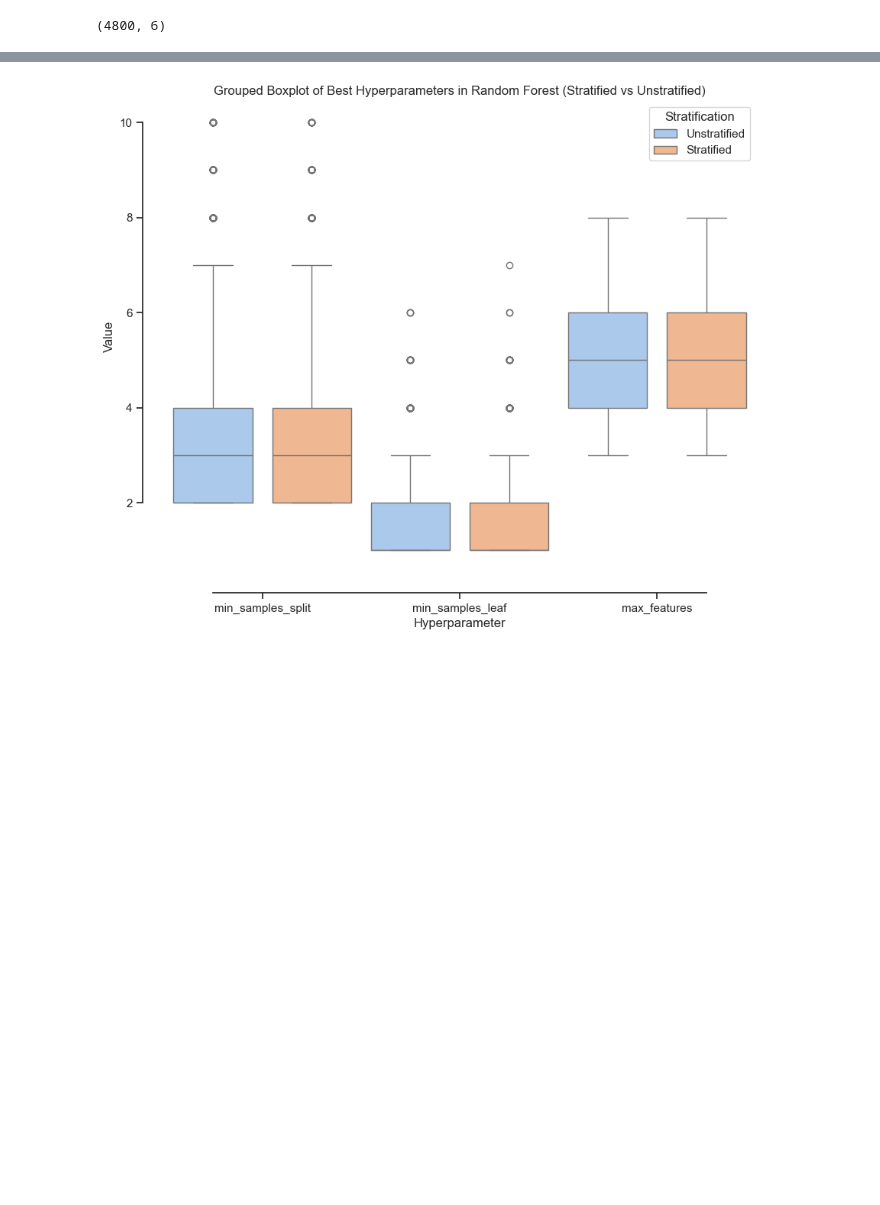
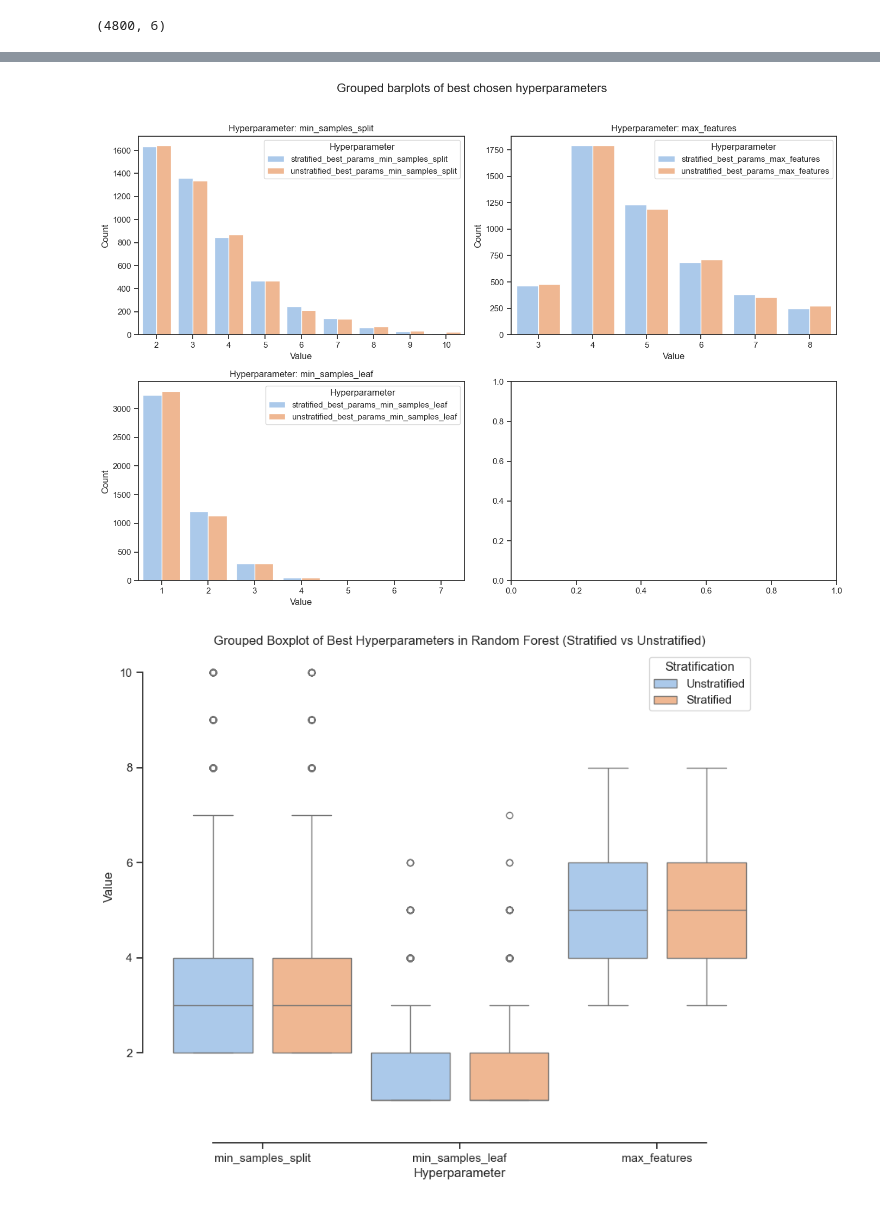
Before and after one commit to annegriddl/slds_stratification, a Jupyter notebook: Simulations/Final_Setup/Evaluation/1_Hyperparameters.ipynb, the cells around one changed output, grey strips where cells are left out. Drawn from its saved outputs; the diff is of its cells as text; code cells hidden in the pictures; blank space fills up the shorter version.

```diff
--- a/Simulations/Final_Setup/Evaluation/1_Hyperparameters.ipynb
+++ b/Simulations/Final_Setup/Evaluation/1_Hyperparameters.ipynb
@@ -139,3 +156,48 @@ data_plot2.shape
+# %%
+import pandas as pd
+import seaborn as sns
+import matplotlib.pyplot as plt
+
+def plot_hyperparams(data, hyperparams, nrows, ncols, histo = False):
+    # Create a grid for subplots
+    fig, axes = plt.subplots(nrows=nrows, ncols=ncols, figsize=(14, 10))
+    fig.suptitle("Grouped barplots of best chosen hyperparameters", fontsize=16)
+
+    # Flatten the array of subplots
+    axes = axes.flatten()
+
+    for i, hyperparam in enumerate(hyperparams):
+        # Melt the dataframe to make it suitable for boxplot
+        melted_df = pd.melt(data[[f'unstratified_best_params_{hyperparam}', f'stratified_best_params_{hyperparam}']], var_name='Hyperparameter', value_name='Value')
+        data_plot = melted_df.groupby(['Hyperparameter', 'Value']).value_counts().reset_index()
+
+        # Select the current subplot
+        ax = axes[i]
+        if histo:
+            # Create a grouped histogram for the current hyperparameter
+            sns.histplot(data_plot, x="Value", hue="Hyperparameter", multiple="stack", ax=ax, bins=30, kde=True)
+            # Add labels and title to the subplot
+            ax.set_xlabel(hyperparam)
+            ax.set_ylabel("Count")
+            ax.set_title(f"Hyperparameter: {hyperparam}")
+        else:
+            # Create a grouped barplot for the current hyperparameter
+            sns.barplot(x="Value", y="count", hue="Hyperparameter", data=data_plot, ax=ax)
+
+            # Add labels and title to the subplot
+            ax.set_xlabel("Value")
+            ax.set_ylabel("Count")
+            ax.set_title(f"Hyperparameter: {hyperparam}")
+
+    # Adjust layout and show the plot
+    plt.tight_layout(rect=[0, 0, 1, 0.96])
+    plt.show()
+
+# Example usage
+hyperparams_list = ['min_samples_split', 'max_features', 'min_samples_leaf']
+plot_hyperparams(data_rf, hyperparams_list, nrows=2, ncols=2)
+# %% [output]
+[figure, added]
 # %%
 # Melt the dataframe to make it suitable for boxplot
 melted_df = pd.melt(data_plot2, var_name='Hyperparameter', value_name='Value')
```
Also changed, not shown: parts of 7 cells of this notebook, 2 other files.
